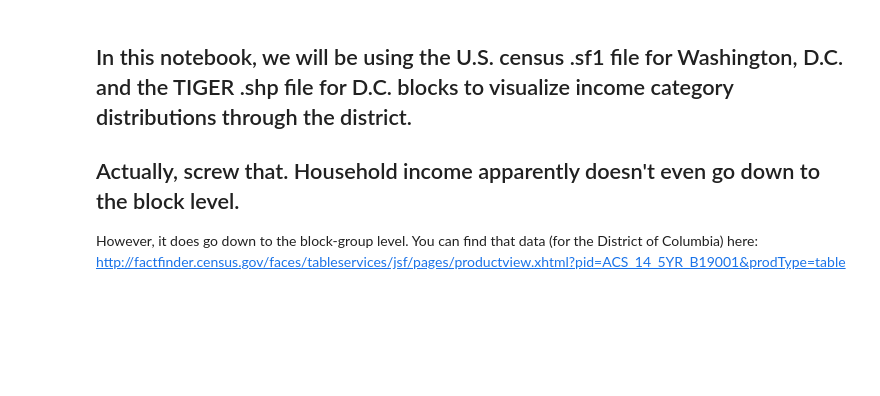
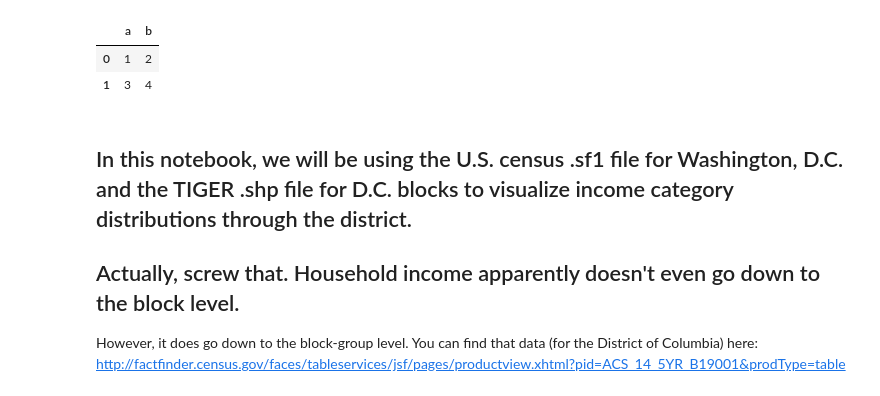
Before and after one commit to Knowa42/DCIncomeMapper, a Jupyter notebook: CensusIncome.ipynb, the cells around one changed output. Drawn from its saved outputs; the diff is of its cells as text; code cells hidden in the pictures; blank space fills up the shorter version.

```diff
--- a/CensusIncome.ipynb
+++ b/CensusIncome.ipynb
@@ -4,6 +4,14 @@ import datashader.transfer_functions as tf
 import numpy as np
 import pandas as pd
 import dask.dataframe as dd
+# %%
+newDF = pd.DataFrame(dict([('a',[1]),('b',[2])]))
+newDF.head()
+newDF.append(dict([('a',3),('b',4)]),ignore_index=True)
+# %% [output]
+|  | a | b |
+| 0 | 1 | 2 |
+| 1 | 3 | 4 |
 # %% [markdown]
 ## In this notebook, we will be using the U.S. census .sf1 file for Washington, D.C. and the TIGER .shp file for D.C. blocks to visualize income category distributions through the district.
 
```
Also changed, not shown: parts of 5 cells of this notebook, 1 other file.
